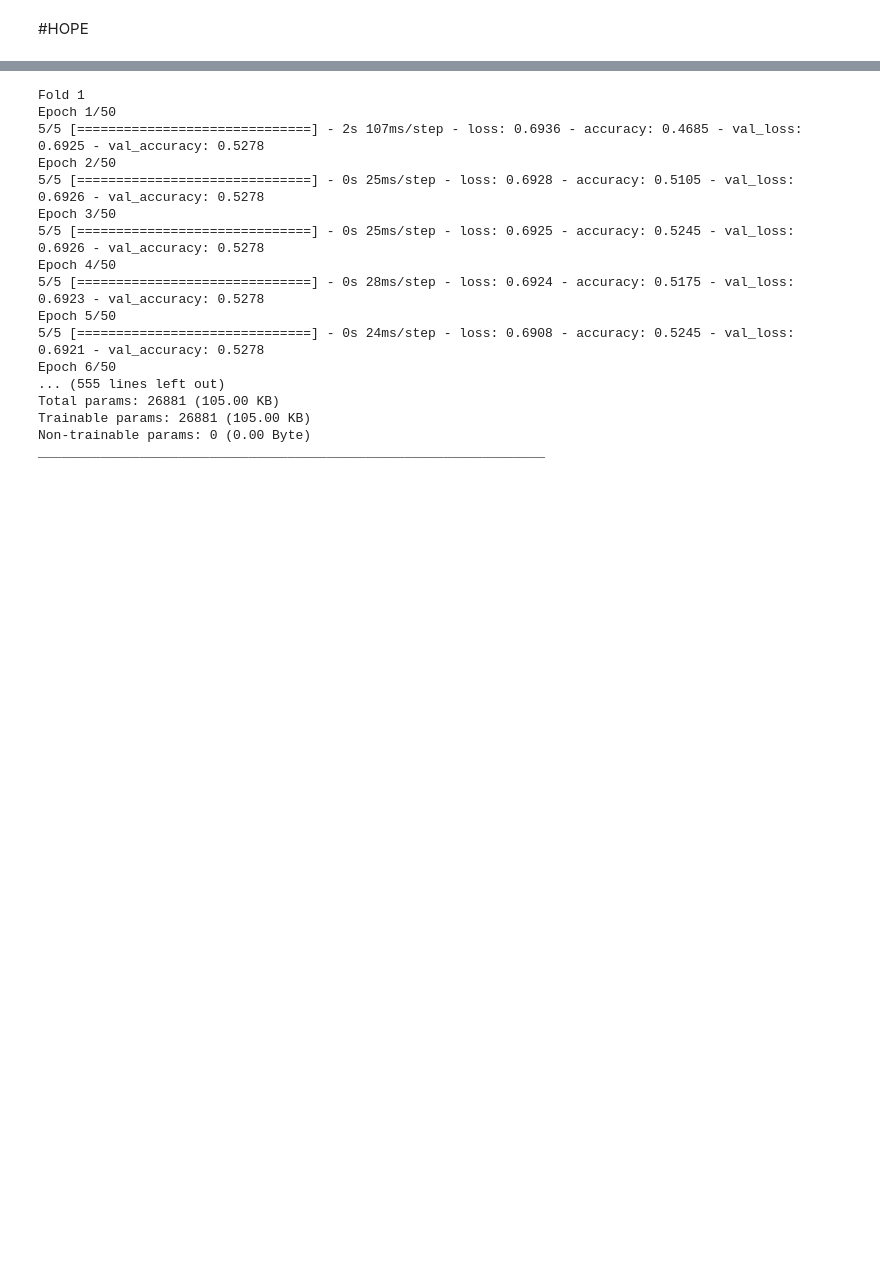
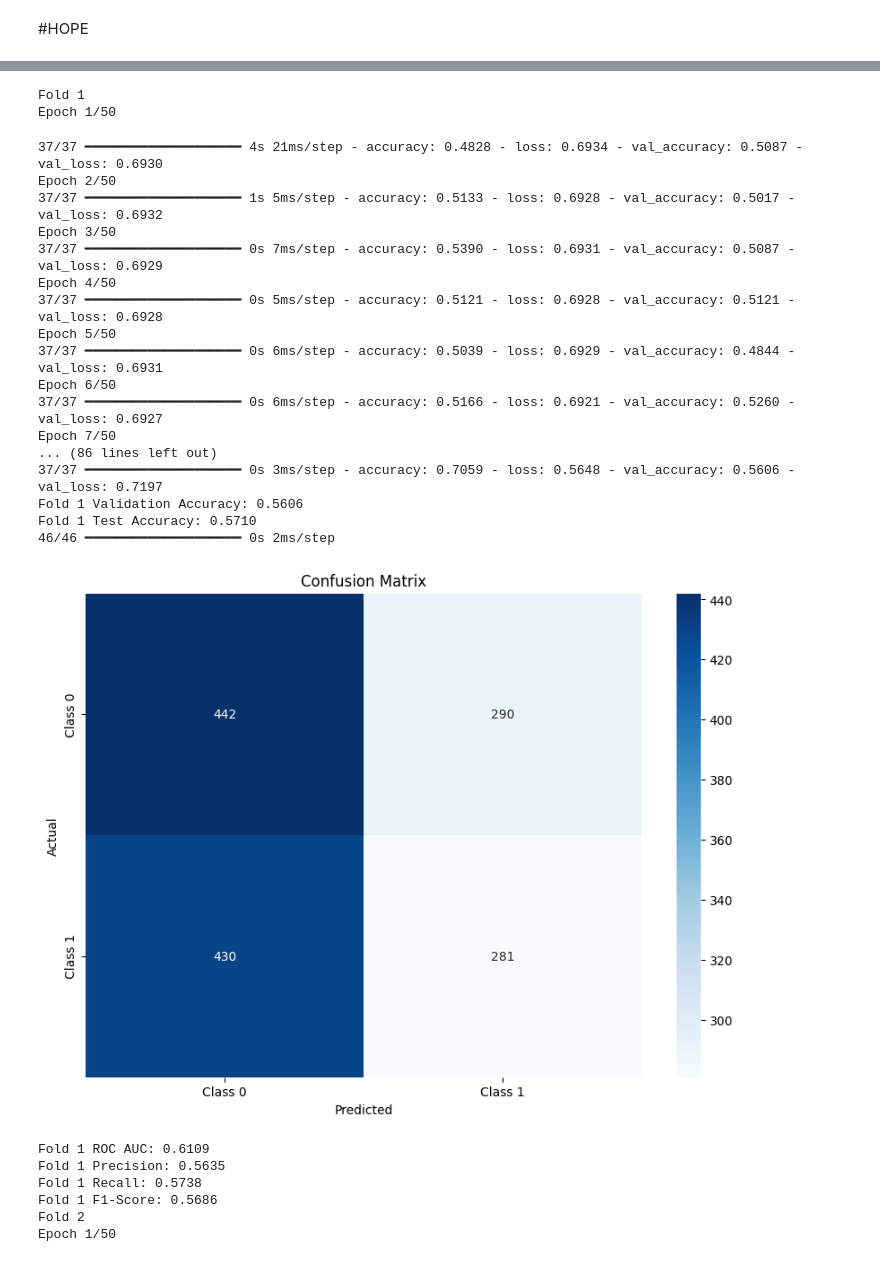
Before and after one commit to FLaTNNBio/explainable_molecular_graph_learning, a Jupyter notebook: embeddings_notebook.ipynb, the cells around one changed output, grey strips where cells are left out. Saved outputs shown, nothing was run; the diff lists cells and outputs as text; code cells hidden in the pictures; blank space fills up the shorter version.

```diff
--- a/embeddings_notebook.ipynb
+++ b/embeddings_notebook.ipynb
@@ -925,7 +1001,10 @@ def create_networkx_graph(edge_index, edge_attr, x, y, num_nodes):
 
     return G, y.item()
 
-def balance_dataset(all_data):
+def balance_dataset(all_data, seed=42):
+    if seed is not None:
+        random.seed(seed)
+
     label_0_indices = [i for i, data in enumerate(all_data) if data.y.item() == 0]
     label_1_indices = [i for i, data in enumerate(all_data) if data.y.item() == 1]
 
@@ -980,7 +1059,7 @@ def compute_hope_embedding(G, d=128, beta=0.01):
 if __name__ == "__main__":
     all_graph_embeddings = []
 
-    for i in range(5):  # Loop to generate embeddings from 5 different balanced datasets
+    for i in range(1):  # Loop to generate embeddings from 5 different balanced datasets
         print(f'Generating embeddings for dataset {i + 1}')
         balanced_data = balance_dataset(all_data)
 
@@ -1115,6 +1207,9 @@ for train_index, test_index in kf.split(X):
     recalls.append(recall)
     f1_scores.append(f1)
 
+    # Plot confusion matrix for each fold
+    plot_confusion_matrix(y_test, y_test_pred, class_names=['Class 0', 'Class 1'])
+
     print(f'Fold {fold_no} ROC AUC: {roc_auc:.4f}')
     print(f'Fold {fold_no} Precision: {precision:.4f}')
     print(f'Fold {fold_no} Recall: {recall:.4f}')
@@ -1138,45 +1233,54 @@ average_precision = np.mean(precisions)
 average_recall = np.mean(recalls)
 average_f1 = np.mean(f1_scores)
 
 print(f'Average ROC AUC: {average_roc_auc:.4f}')
 print(f'Average Precision: {average_precision:.4f}')
 print(f'Average Recall: {average_recall:.4f}')
 print(f'Average F1-Score: {average_f1:.4f}')
 
 # Save the average metrics to a file
 with open("model_accuracies.txt", "w") as f:
     f.write(f'Average Validation Accuracy: {average_val_accuracy:.4f}\n')
     f.write(f'Variance of Validation Accuracy: {variance_val_accuracy:.4f}\n')
     f.write(f'Average Test Accuracy: {average_test_accuracy:.4f}\n')
     f.write(f'Variance of Test Accuracy: {variance_test_accuracy:.4f}\n')
     f.write(f'Average ROC AUC: {average_roc_auc:.4f}\n')
     f.write(f'Average Precision: {average_precision:.4f}\n')
     f.write(f'Average Recall: {average_recall:.4f}\n')
     f.write(f'Average F1-Score: {average_f1:.4f}\n')
 
 # Print model summary
 model.summary()
 
 # Save training history for each fold (optional)
 with open("training_histories.txt", "w") as f:
     for i, history in enumerate(histories):
         f.write(f'\nFold {i + 1} History:\n')
         f.write(str(history))
 # %% [output]
 Fold 1
 Epoch 1/50
-5/5 [==============================] - 2s 107ms/step - loss: 0.6936 - accuracy: 0.4685 - val_loss: 0.6925 - val_accuracy: 0.5278
-Epoch 2/50
-5/5 [==============================] - 0s 25ms/step - loss: 0.6928 - accuracy: 0.5105 - val_loss: 0.6926 - val_accuracy: 0.5278
-Epoch 3/50
-5/5 [==============================] - 0s 25ms/step - loss: 0.6925 - accuracy: 0.5245 - val_loss: 0.6926 - val_accuracy: 0.5278
-Epoch 4/50
-5/5 [==============================] - 0s 28ms/step - loss: 0.6924 - accuracy: 0.5175 - val_loss: 0.6923 - val_accuracy: 0.5278
-Epoch 5/50
-5/5 [==============================] - 0s 24ms/step - loss: 0.6908 - accuracy: 0.5245 - val_loss: 0.6921 - val_accuracy: 0.5278
-Epoch 6/50
-... (555 lines left out)
-Total params: 26881 (105.00 KB)
-Trainable params: 26881 (105.00 KB)
-Non-trainable params: 0 (0.00 Byte)
-_________________________________________________________________
+37/37 ━━━━━━━━━━━━━━━━━━━━ 4s 21ms/step - accuracy: 0.4828 - loss: 0.6934 - val_accuracy: 0.5087 - val_loss: 0.6930
+Epoch 2/50
+37/37 ━━━━━━━━━━━━━━━━━━━━ 1s 5ms/step - accuracy: 0.5133 - loss: 0.6928 - val_accuracy: 0.5017 - val_loss: 0.6932
+Epoch 3/50
+37/37 ━━━━━━━━━━━━━━━━━━━━ 0s 7ms/step - accuracy: 0.5390 - loss: 0.6931 - val_accuracy: 0.5087 - val_loss: 0.6929
+Epoch 4/50
+37/37 ━━━━━━━━━━━━━━━━━━━━ 0s 5ms/step - accuracy: 0.5121 - loss: 0.6928 - val_accuracy: 0.5121 - val_loss: 0.6928
+Epoch 5/50
+37/37 ━━━━━━━━━━━━━━━━━━━━ 0s 6ms/step - accuracy: 0.5039 - loss: 0.6929 - val_accuracy: 0.4844 - val_loss: 0.6931
+Epoch 6/50
+37/37 ━━━━━━━━━━━━━━━━━━━━ 0s 6ms/step - accuracy: 0.5166 - loss: 0.6921 - val_accuracy: 0.5260 - val_loss: 0.6927
+Epoch 7/50
+... (86 lines left out)
+37/37 ━━━━━━━━━━━━━━━━━━━━ 0s 3ms/step - accuracy: 0.7059 - loss: 0.5648 - val_accuracy: 0.5606 - val_loss: 0.7197
+Fold 1 Validation Accuracy: 0.5606
+Fold 1 Test Accuracy: 0.5710
+46/46 ━━━━━━━━━━━━━━━━━━━━ 0s 2ms/step
+[figure, added]
+Fold 1 ROC AUC: 0.6109
+Fold 1 Precision: 0.5635
+Fold 1 Recall: 0.5738
+Fold 1 F1-Score: 0.5686
+Fold 2
+Epoch 1/50
```
Also changed, not shown: parts of 13 cells of this notebook.
